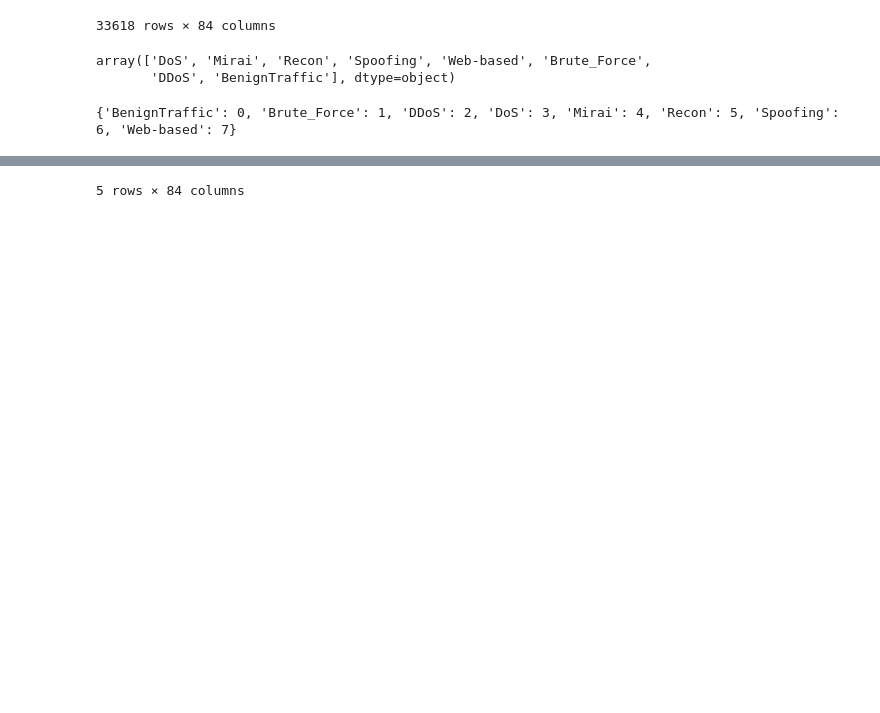
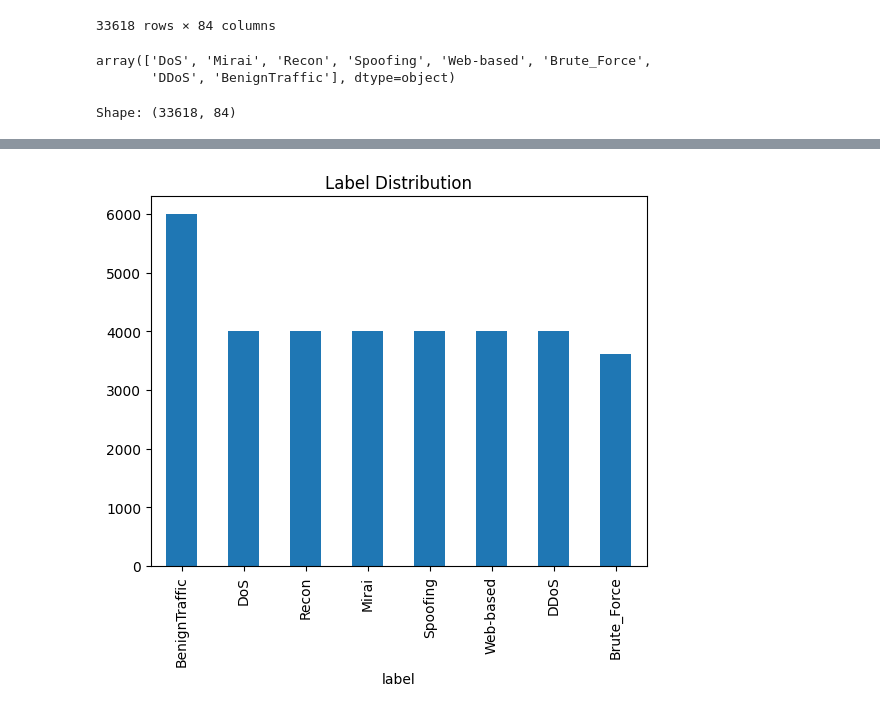
Before and after one commit to J4ck13Ch4n/Federated_Learning, a Jupyter notebook: CIC-IoT-DIAD-2024-IoT-Device-Identification-Anomaly-Detection-using-Diffusion-Models-BiRNN/dataprocess.ipynb, the cells around one changed output, grey strips where cells are left out. Drawn from its saved outputs; the diff is of its cells as text; code cells hidden in the pictures; blank space fills up the shorter version.

```diff
--- a/CIC-IoT-DIAD-2024-IoT-Device-Identification-Anomaly-Detection-using-Diffusion-Models-BiRNN/dataprocess.ipynb
+++ b/CIC-IoT-DIAD-2024-IoT-Device-Identification-Anomaly-Detection-using-Diffusion-Models-BiRNN/dataprocess.ipynb
@@ -15,8 +15,8 @@ import torch.nn as nn
 import torch.optim as optim
 import csv
 # %%
-df_IoT=pd.read_csv("IoTDIAD.csv")
-df_IoT
+df=pd.read_csv("IoTDIAD.csv")
+df
 # %% [output]
 |  | Flow ID | Src IP | Src Port | Dst IP | Dst Port | Protocol | Timestamp | Flow Duration | Total Fwd Packet | ... |
 | 0 | 192.168.137.66-192.168.137.174-41... | 192.168.137.66 | 41082.0 | 192.168.137.174 | 80.0 | 6.0 | 09/08/2022 11:27:38 AM | 1527173.0 | 16.0 | ... |
@@ -37,17 +37,11 @@ df_IoT['label'].unique()
 array(['DoS', 'Mirai', 'Recon', 'Spoofing', 'Web-based', 'Brute_Force',
        'DDoS', 'BenignTraffic'], dtype=object)
 # %%
-# Đọc file thứ hai chứa cột tên và số
-# Giả sử file thứ hai tên là 'class_names.csv' với cột 'ten' và 'so'
-df_map = pd.read_csv('class_names.csv')
-
-# Tạo dictionary ánh xạ từ tên sang số
-name_to_number = dict(zip(df_map['Class Name'], df_map['Class Label']))
-
-# Thay thế cột tên trong df_IoT bằng số tương ứng
-# Giả sử cột tên trong df_IoT cũng tên là 'ten'
-print(name_to_number)
- n
-df_IoT.head()
+print('Shape:', df.shape)
+df.head()
+df.isnull().sum()  # Kiểm tra missing values
+df['label'].value_counts().plot(kind='bar')
+plt.title('Label Distribution')
+plt.show()
 # %% [output]
-{'BenignTraffic': 0, 'Brute_Force': 1, 'DDoS': 2, 'DoS': 3, 'Mirai': 4, 'Recon': 5, 'Spoofing': 6, 'Web-based': 7}
+Shape: (33618, 84)
@@ -60 +48 @@ df_IoT.head()
-5 rows × 84 columns
+[figure, added]
```
Also changed, not shown: parts of 17 cells of this notebook, 6 other files.
